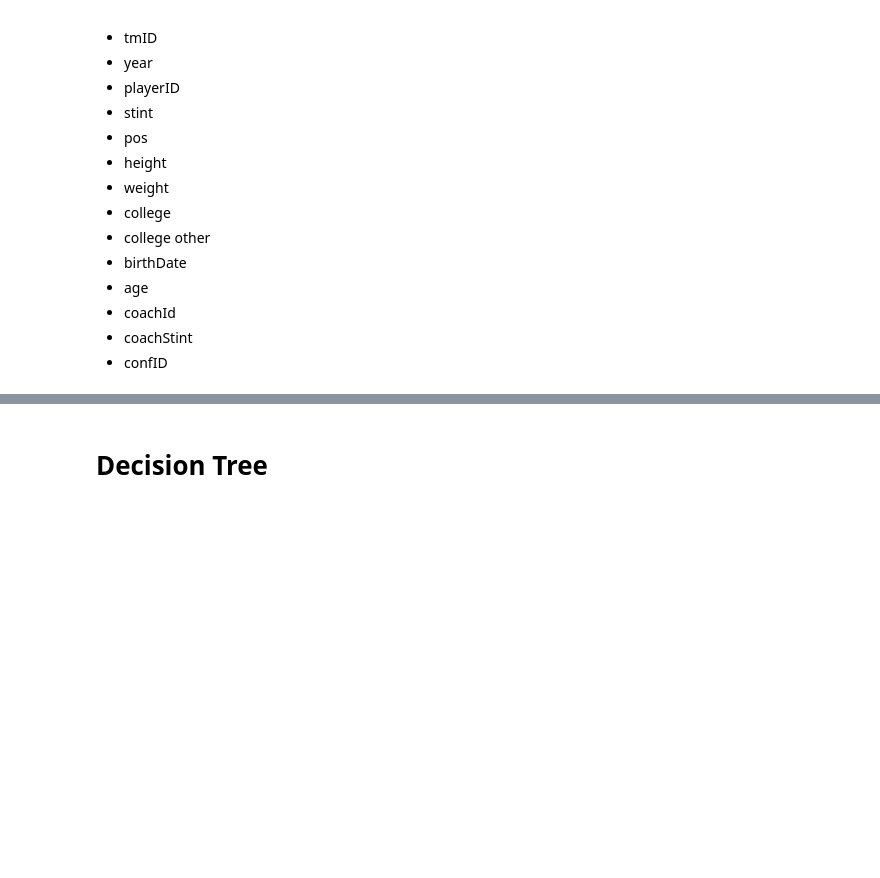
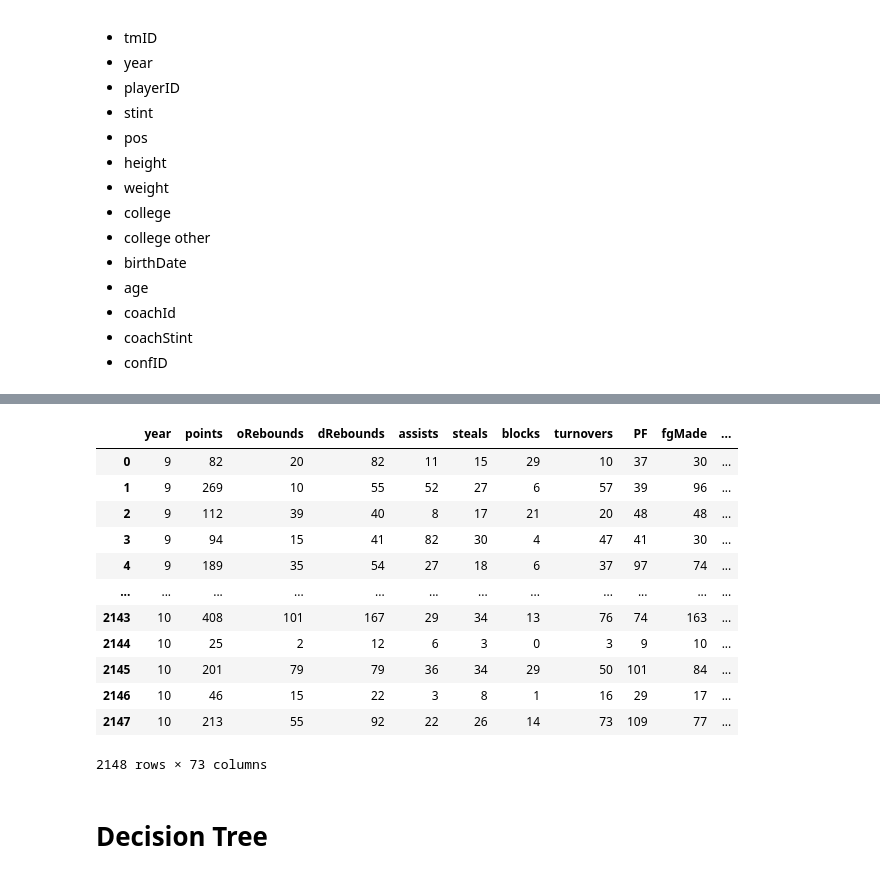
Before and after one commit to 13luiscabral13/AC, a Jupyter notebook: models.ipynb, the cells around one changed output, grey strips where cells are left out. Drawn from its saved outputs; the diff is of its cells as text; code cells hidden in the pictures; blank space fills up the shorter version.

```diff
--- a/models.ipynb
+++ b/models.ipynb
@@ -90,2 +90,19 @@ print(features_to_replace)
+# %%
+df.to_csv('featureRemoval.csv')
+df
+# %% [output]
+|  | year | points | oRebounds | dRebounds | assists | steals | blocks | turnovers | PF | fgMade | ... |
+| 0 | 9 | 82 | 20 | 82 | 11 | 15 | 29 | 10 | 37 | 30 | ... |
+| 1 | 9 | 269 | 10 | 55 | 52 | 27 | 6 | 57 | 39 | 96 | ... |
+| 2 | 9 | 112 | 39 | 40 | 8 | 17 | 21 | 20 | 48 | 48 | ... |
+| 3 | 9 | 94 | 15 | 41 | 82 | 30 | 4 | 47 | 41 | 30 | ... |
+| 4 | 9 | 189 | 35 | 54 | 27 | 18 | 6 | 37 | 97 | 74 | ... |
+| ... | ... | ... | ... | ... | ... | ... | ... | ... | ... | ... | ... |
+| 2143 | 10 | 408 | 101 | 167 | 29 | 34 | 13 | 76 | 74 | 163 | ... |
+| 2144 | 10 | 25 | 2 | 12 | 6 | 3 | 0 | 3 | 9 | 10 | ... |
+| 2145 | 10 | 201 | 79 | 79 | 36 | 34 | 29 | 50 | 101 | 84 | ... |
+| 2146 | 10 | 46 | 15 | 22 | 3 | 8 | 1 | 16 | 29 | 17 | ... |
+| 2147 | 10 | 213 | 55 | 92 | 22 | 26 | 14 | 73 | 109 | 77 | ... |
+2148 rows × 73 columns
 # %% [markdown]
 # Decision Tree
```
Also changed, not shown: parts of 18 cells of this notebook, 3 other files.
